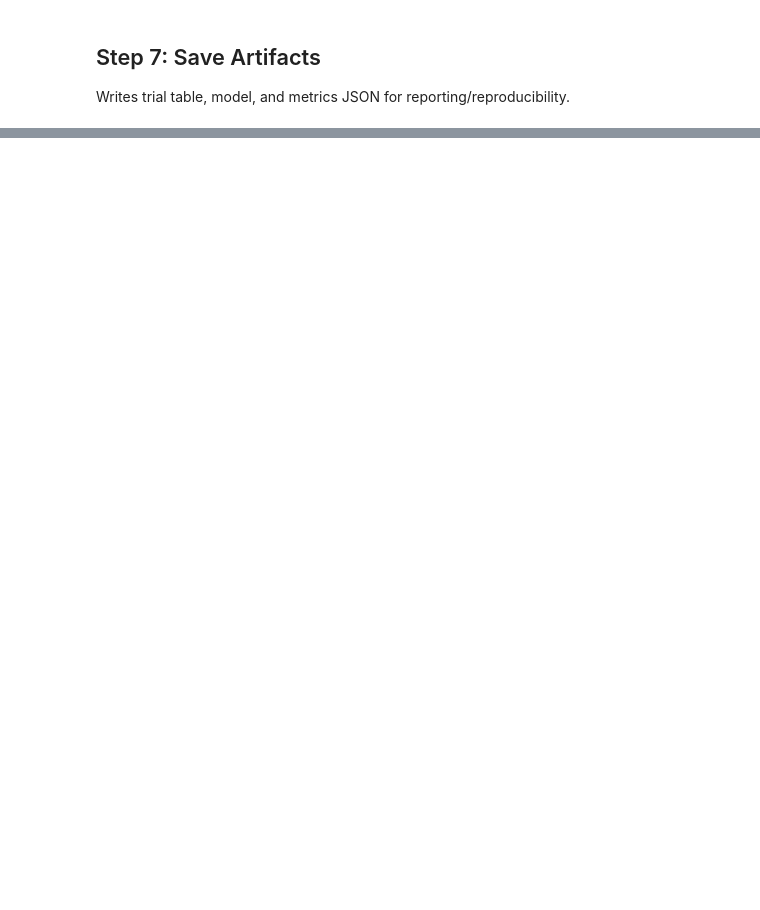
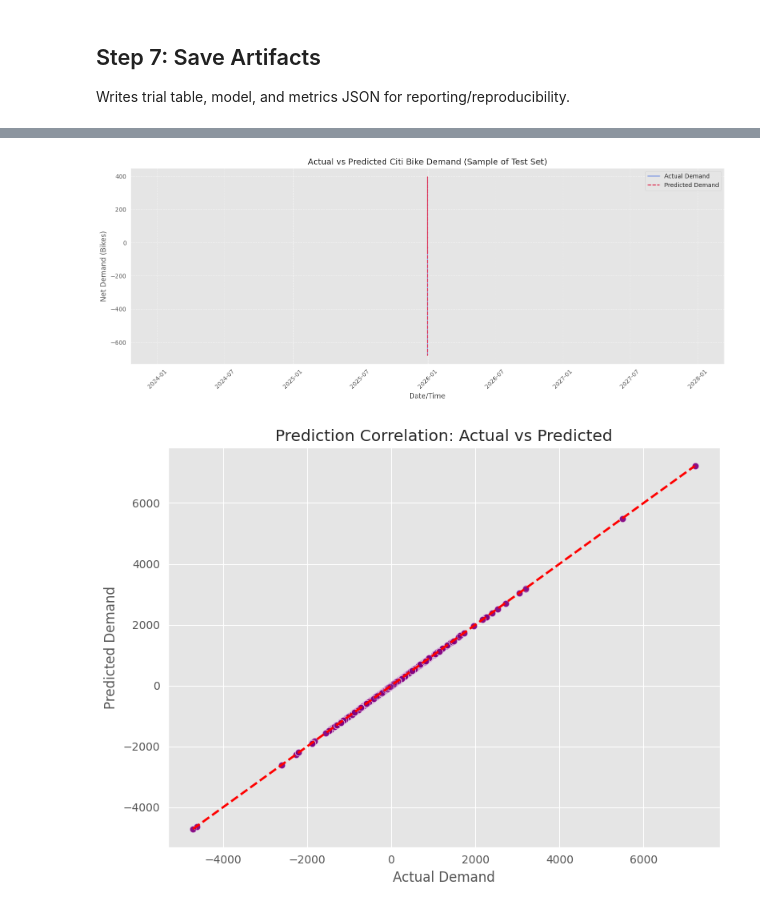
Before and after one commit to thet-htun-swe/SPATIO-TEMPORAL-DEMAND-FORECASTING-FOR-MICRO-MOBILITY-REBALANCING, a Jupyter notebook: notebooks/model_training/train_mlp_tuned_v1.ipynb, the cells around one changed output, grey strips where cells are left out. Saved outputs shown, nothing was run; the diff lists cells and outputs as text; code cells hidden in the pictures; blank space fills up the shorter version.

Commit message:
mlp tunned with plot results

```diff
--- a/notebooks/model_training/train_mlp_tuned_v1.ipynb
+++ b/notebooks/model_training/train_mlp_tuned_v1.ipynb
@@ -287,0 +521,14 @@ print(f"Total notebook runtime: {total_notebook_seconds:.2f} sec ({total_noteboo
+# %%
+# Load model and predict
+import joblib
+import numpy as np
+from pathlib import Path
+
+model_path = ARTIFACT_DIR / 'mlp_model_tuned.joblib'
+loaded_model = joblib.load(model_path)
+
+# X_new must have same feature columns/order used in training
+# e.g. feature_cols = ['station_id','hour','lat','lng','hour_sin','hour_cos','day_of_week','day_sin','day_cos','lag_1h','lag_2h','lag_3h','lag_24h','rolling_mean_3h']
+# y_pred = loaded_model.predict(X_train)
+
+# print("Predictions shape:", np.asarray(y_pred).shape)
@@ -287,0 +567,63 @@ print(f"Total notebook runtime: {total_notebook_seconds:.2f} sec ({total_noteboo
+# %%
+import matplotlib.pyplot as plt
+import seaborn as sns
+import pandas as pd
+import joblib
+
+# 1. Load the final model from the checkpoint
+# print("Loading model for visualization...")
+# final_model = joblib.load(checkpoint_path)
+
+# 2. Generate predictions
+# We use the X_test created in your previous cells
+# y_preds = final_model.predict(X_test)
+
+# 3. Create a DataFrame for plotting
+results_df = pd.DataFrame({
+    'Date': df.loc[test_mask, 'date'],
+    'Actual': y_test.values,
+    'Predicted': test_pred
+}).sort_values('Date')
+
+# 4. Plotting
+plt.figure(figsize=(15, 6))
+
+# Let's plot a subset (e.g., the last 500 observations) for better visibility
+# If you want the whole test set, remove the .tail(500)
+plot_data = results_df.tail(500)
+
+plt.plot(plot_data['Date'], plot_data['Actual'],
+         label="Actual Demand", color="royalblue", alpha=0.7)
+
+plt.plot(plot_data['Date'], plot_data['Predicted'],
+         label="Predicted Demand", color="crimson", linestyle='--')
+
+plt.title('Actual vs Predicted Citi Bike Demand (Sample of Test Set)', fontsize=14)
+plt.xlabel('Date/Time', fontsize=12)
+plt.ylabel('Net Demand (Bikes)', fontsize=12)
+
+plt.legend()
+plt.grid(True, linestyle='--', alpha=0.6)
+plt.xticks(rotation=45)
+plt.tight_layout()
+plt.show()
+
+# 5. Scatter Plot for Correlation
+plt.figure(figsize=(8, 6))
+
+sns.scatterplot(x=y_test, y=test_pred, alpha=0.3, color='purple')
+
+# 45-degree reference line
+plt.plot([y_test.min(), y_test.max()],
+         [y_test.min(), y_test.max()],
+         'r--', lw=2)
+
+plt.title('Prediction Correlation: Actual vs Predicted')
+plt.xlabel('Actual Demand')
+plt.ylabel('Predicted Demand')
+
+plt.tight_layout()
+plt.show()
+# %% [output]
+[figure, added]
+[figure, added]
```
Also changed, not shown: parts of 16 cells of this notebook.
